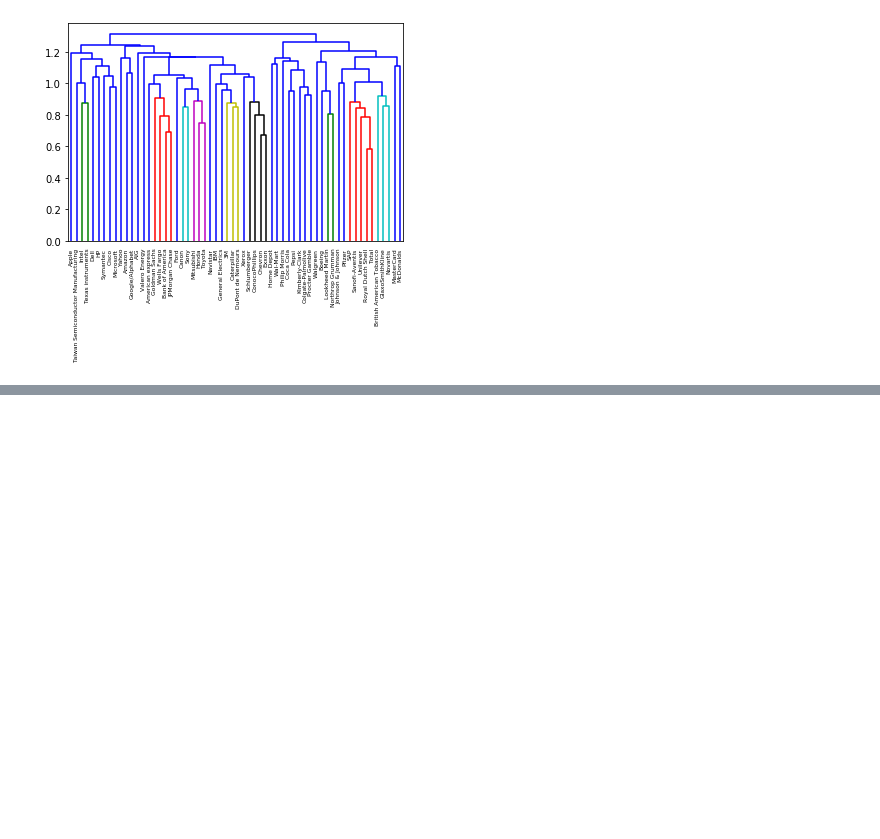
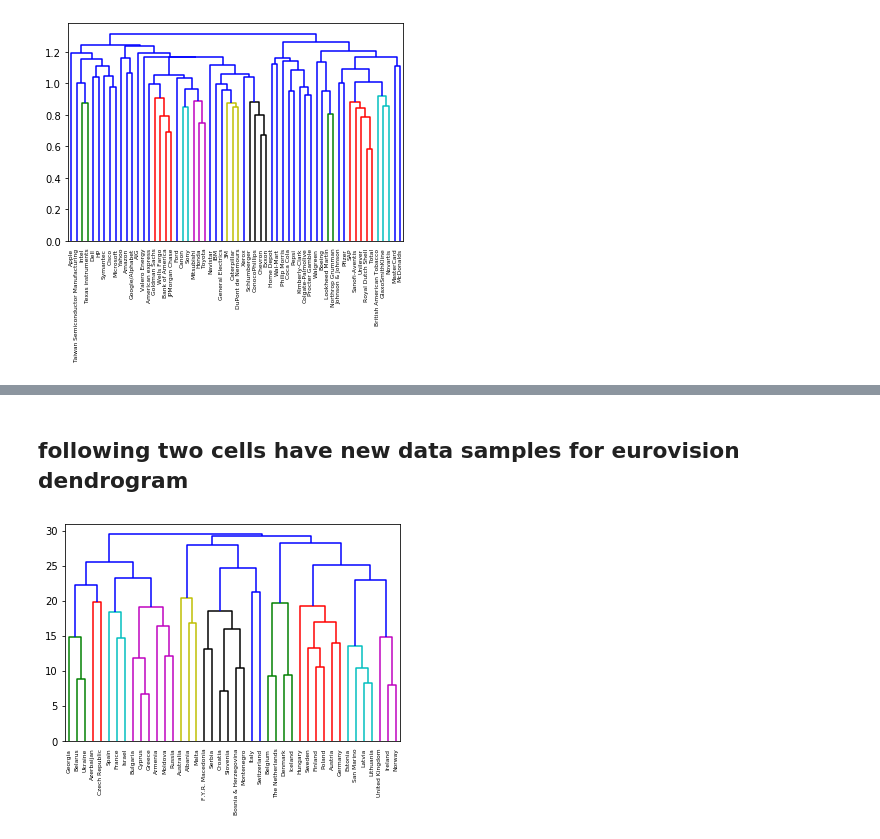
Before and after one commit to afminmax/DC-Data-Scientist-Lessons, a Jupyter notebook: 23-Unsupervised-Learning/uspl-2-dendrograms.ipynb, the cells around one changed output, grey strips where cells are left out. Drawn from its saved outputs; the diff is of its cells as text; code cells hidden in the pictures; blank space fills up the shorter version.

```diff
--- a/23-Unsupervised-Learning/uspl-2-dendrograms.ipynb
+++ b/23-Unsupervised-Learning/uspl-2-dendrograms.ipynb
@@ -14646,3 +14668,5 @@ plt.show()
 [figure]
 # %% [markdown]
 <img src="dend-stocks-1.JPG">
+# %% [markdown]
+## following two cells have new data samples for eurovision dendrogram
@@ -14648,0 +14801,9 @@ plt.show()
+# %%
+# Calculate the linkage: mergings with complete method
+mergings = linkage(evsamples, method='complete')
+
+# Plot the dendrogram
+dendrogram(mergings, labels=country_names, leaf_rotation=90, leaf_font_size=6)
+plt.show()
+# %% [output]
+[figure, added]
```
Also changed, not shown: parts of 8 cells of this notebook.
